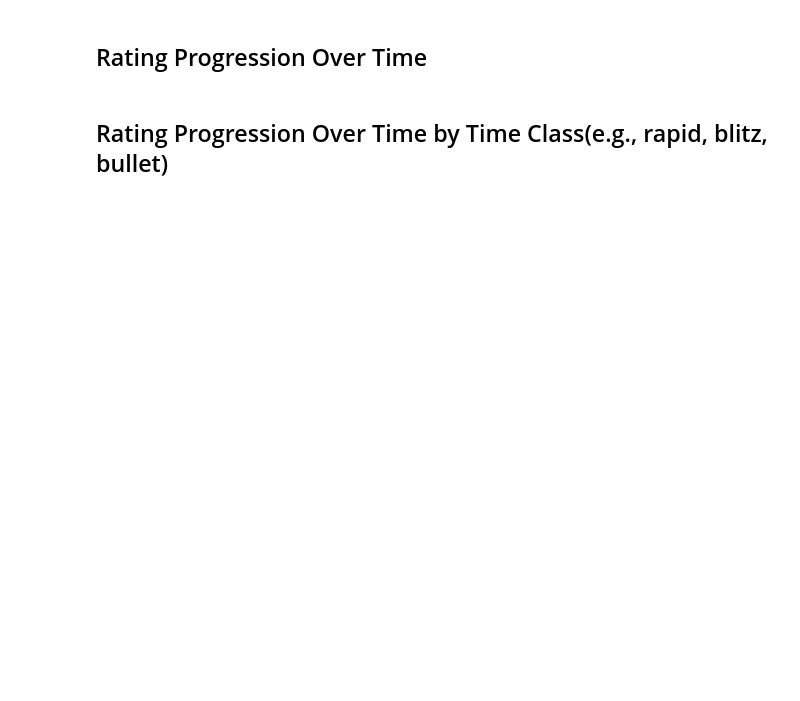
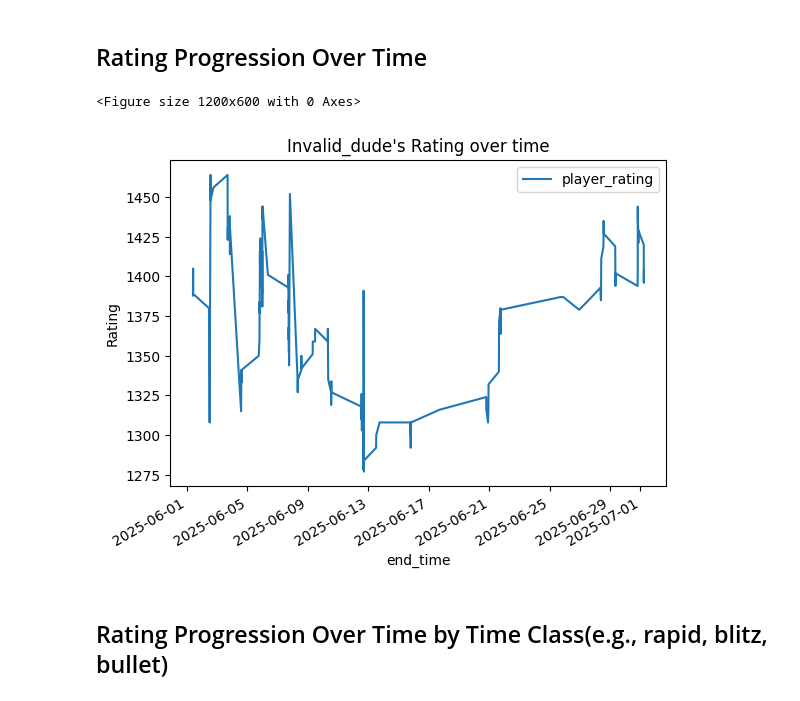
Before and after one commit to jenovax86/Chess-Analyzer, a Jupyter notebook: notebooks/chess.ipynb, the cells around one changed output. Drawn from its saved outputs; the diff is of its cells as text; code cells hidden in the pictures; blank space fills up the shorter version.

```diff
--- a/notebooks/chess.ipynb
+++ b/notebooks/chess.ipynb
@@ -65,19 +58,22 @@ analyze_match_outcomes_by_time_class(player_info, "bullet")
 # %% [markdown]
 ## Rating Progression Over Time
 # %%
-def rating_over_time(target_username, data_frame):
+def rating_over_time(data_frame):
     sort_values = data_frame.sort_values("end_time")
     player = data_frame[(data_frame["white"] == username) | (data_frame["black"] == username)]
     player["player_rating"] = player.apply(
         lambda row: row["white_rating"] if row["white"] == username else row["black_rating"],
         axis = 1
     )
     plt.figure(figsize = (12, 6))
     player.plot(x = "end_time", y = "player_rating", title = f"{username}'s Rating over time")
     plt.ylabel("Rating")
     plt.show()
 
-rating_over_time(username, player_info)
+rating_over_time(player_info)
+# %% [output]
+<Figure size 1200x600 with 0 Axes>
+[figure, added]
 # %% [markdown]
 ## Rating Progression Over Time by Time Class(e.g., rapid, blitz, bullet)
 # %%
```
Also changed, not shown: parts of 9 cells of this notebook, 2 other files.
